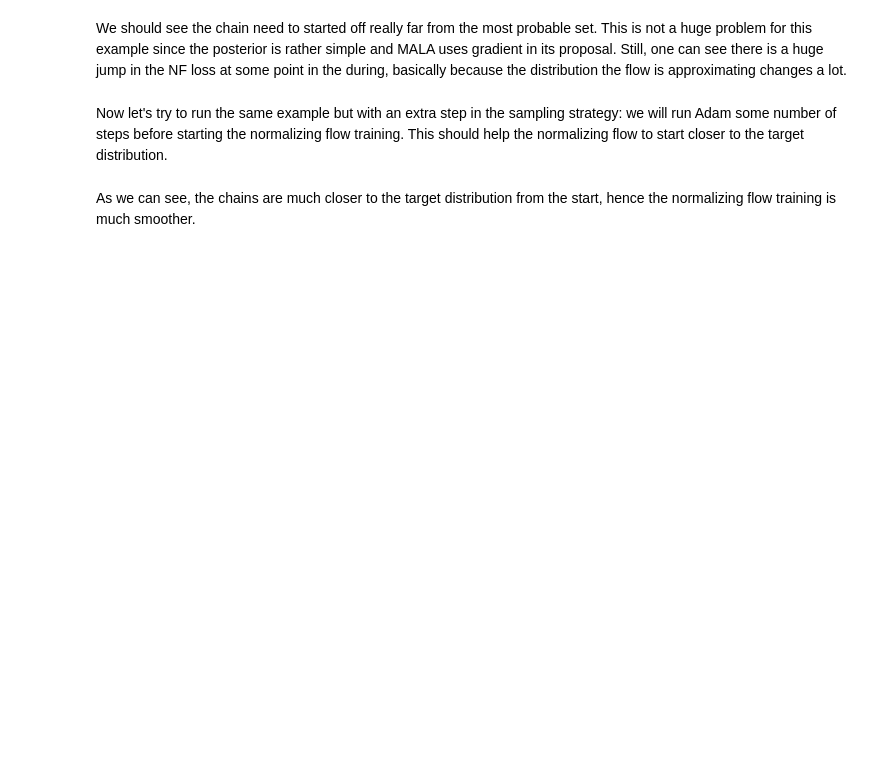
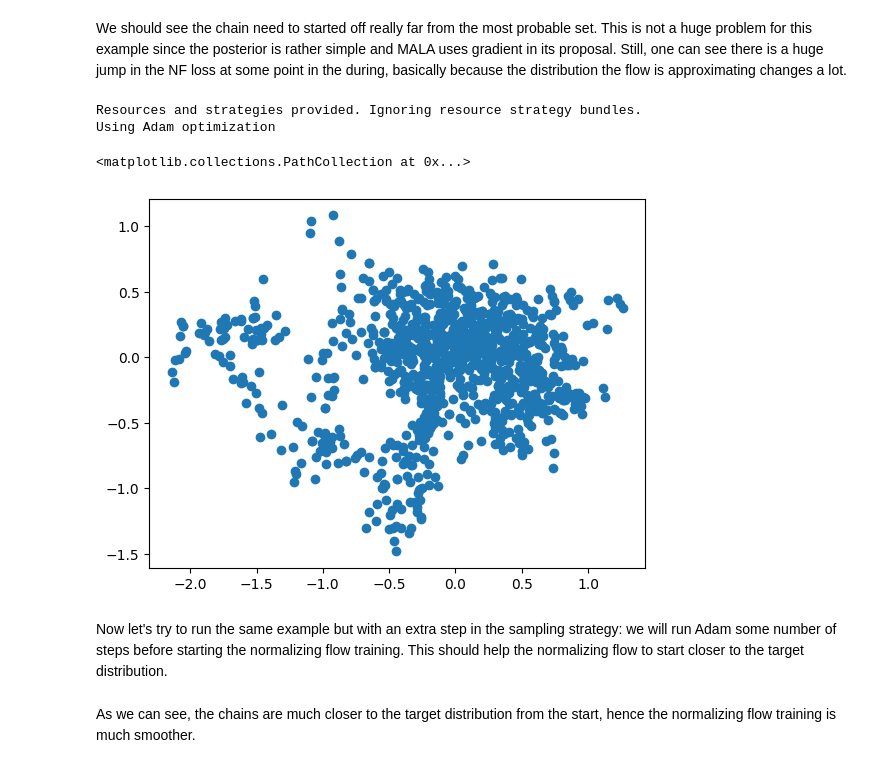
Before and after one commit to kazewong/flowMC, a Jupyter notebook: docs/tutorials/custom_strategy.ipynb, the cells around one changed output. Saved outputs shown, nothing was run; the diff lists cells and outputs as text; code cells hidden in the pictures; blank space fills up the shorter version.

```diff
--- a/docs/tutorials/custom_strategy.ipynb
+++ b/docs/tutorials/custom_strategy.ipynb
@@ -142,3 +85,44 @@ plt.show()
+# %%
+n_opt_steps = 300
+learning_rate = 1
+noise_level = 0.1
+adam_optimizer = AdamOptimization(target_log_prob, n_steps= n_opt_steps,learning_rate=learning_rate, noise_level=noise_level)
+
+positions = Buffer("positions", n_chains=n_chains, n_steps=n_steps, n_dims=n_dims)
+log_prob = Buffer("log_prob", n_chains=n_chains, n_steps=n_steps, n_dims=1)
+acceptance = Buffer("acceptance", n_chains=n_chains, n_steps=n_steps, n_dims=1)
+resource = {
+    "positions": positions,
+    "log_prob": log_prob,
+    "acceptance": acceptance,
+    "RWMCMC": RWMCMC_sampler,
+}
+
+strategy = TakeSerialSteps(
+    logpdf=target_log_prob,
+    kernel_name="RWMCMC",
+    buffer_names=["positions", "log_prob", "acceptance"],
+    n_steps=n_steps,
+)
+
+nf_sampler = Sampler(
+    n_dim=n_dims,
+    n_chains=n_chains,
+    rng_key=rng_key,
+    resources=resource,
+    strategies=[adam_optimizer, strategy],
+)
+
+nf_sampler.sample(initial_position, {})
+
+output_chains = nf_sampler.resources["positions"].buffer.reshape(-1, n_dims)
+plt.figure()
+plt.scatter(output_chains[:, 0], output_chains[:, 1])
+# %% [output]
+Resources and strategies provided. Ignoring resource strategy bundles.
+Using Adam optimization
+<matplotlib.collections.PathCollection at 0x...>
+[figure, added]
 # %% [markdown]
 Now let's try to run the same example but with an extra step in the sampling strategy: we will run Adam some number of steps before starting the normalizing flow training. This should help the normalizing flow to start closer to the target distribution.
 # %%
```
Also changed, not shown: parts of 7 cells of this notebook, 1 other file.
